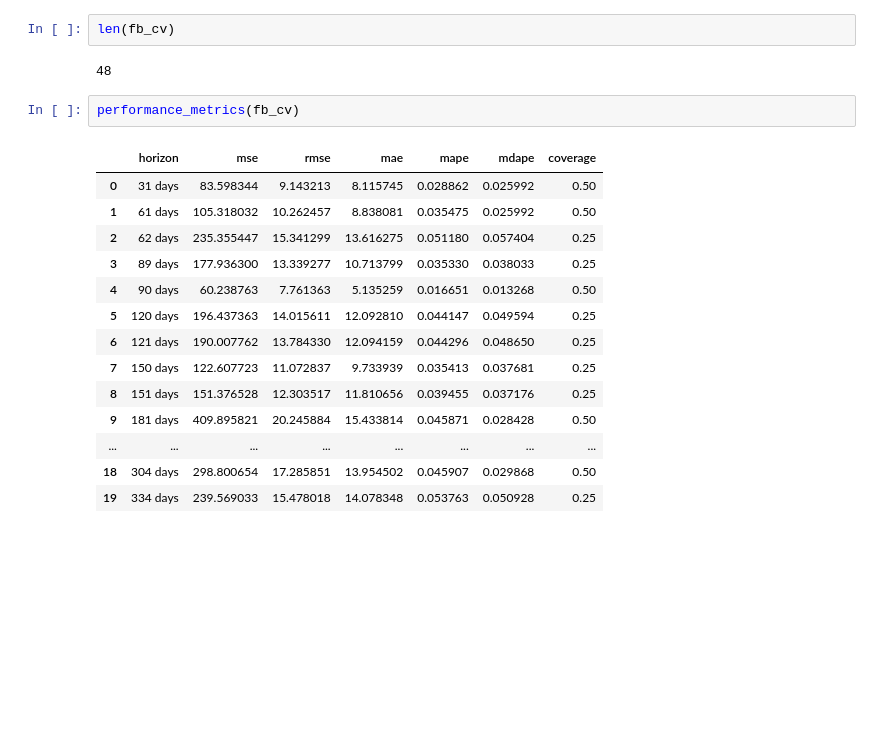
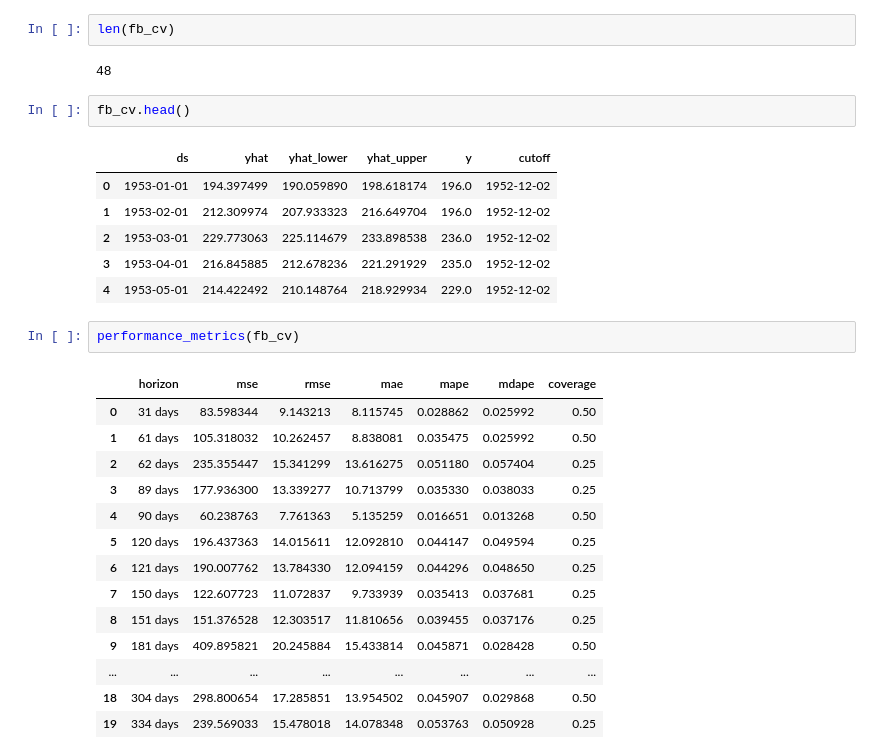
Before and after one commit to sailajak2003/TimeSeries, a Jupyter notebook: airline_pssg.ipynb, the cells around one changed output. Drawn from its saved outputs; the diff is of its cells as text; blank space fills up the shorter version.

```diff
--- a/airline_pssg.ipynb
+++ b/airline_pssg.ipynb
@@ -352,6 +352,15 @@ INFO:fbprophet:Making 4 forecasts with cutoffs between 1952-12-02 00:00:00 and 1
 len(fb_cv)
 # %% [output]
 48
+# %%
+fb_cv.head()
+# %% [output]
+|  | ds | yhat | yhat_lower | yhat_upper | y | cutoff |
+| 0 | 1953-01-01 | 194.397499 | 190.059890 | 198.618174 | 196.0 | 1952-12-02 |
+| 1 | 1953-02-01 | 212.309974 | 207.933323 | 216.649704 | 196.0 | 1952-12-02 |
+| 2 | 1953-03-01 | 229.773063 | 225.114679 | 233.898538 | 236.0 | 1952-12-02 |
+| 3 | 1953-04-01 | 216.845885 | 212.678236 | 221.291929 | 235.0 | 1952-12-02 |
+| 4 | 1953-05-01 | 214.422492 | 210.148764 | 218.929934 | 229.0 | 1952-12-02 |
 # %%
 performance_metrics(fb_cv)
 # %% [output]
```
